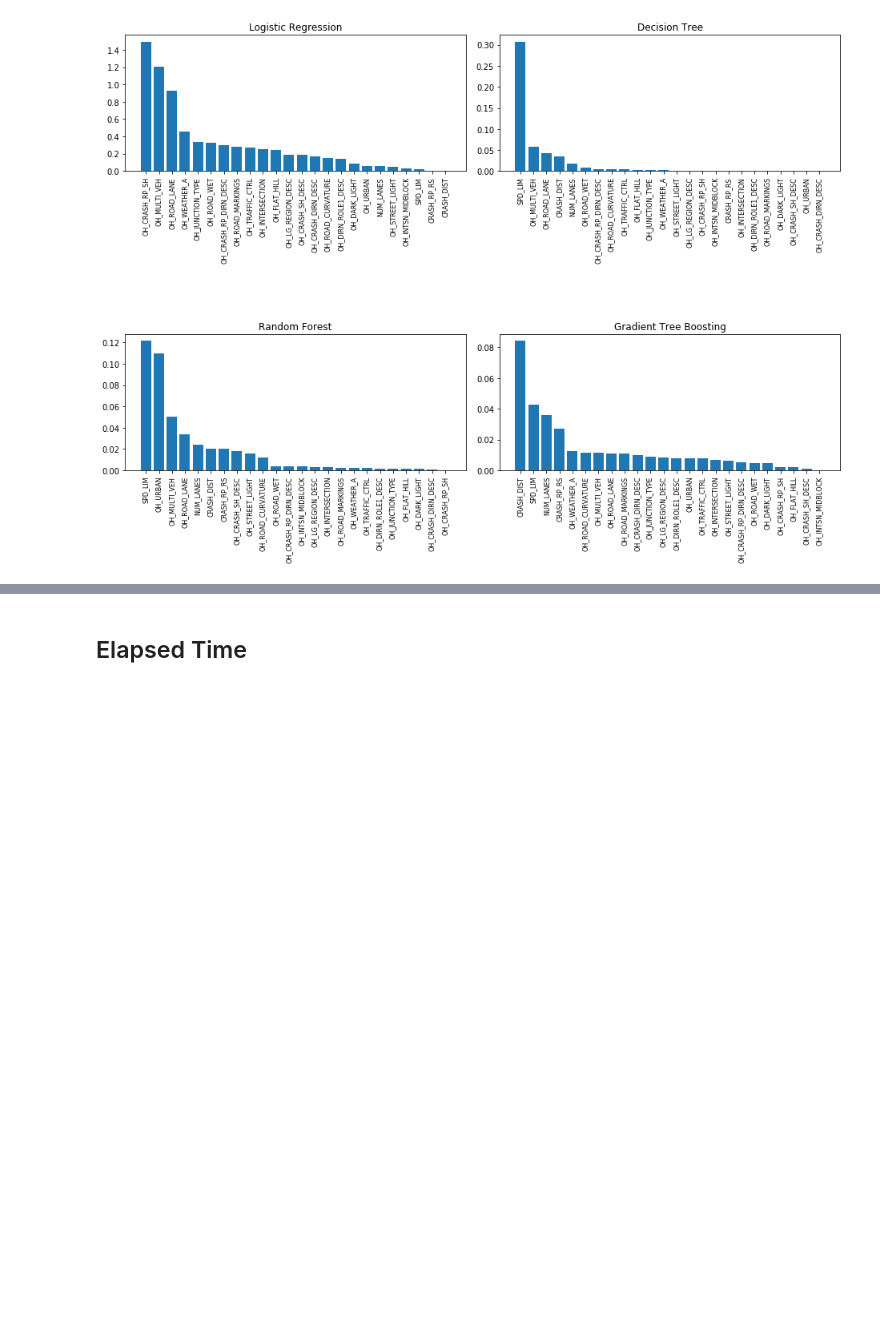
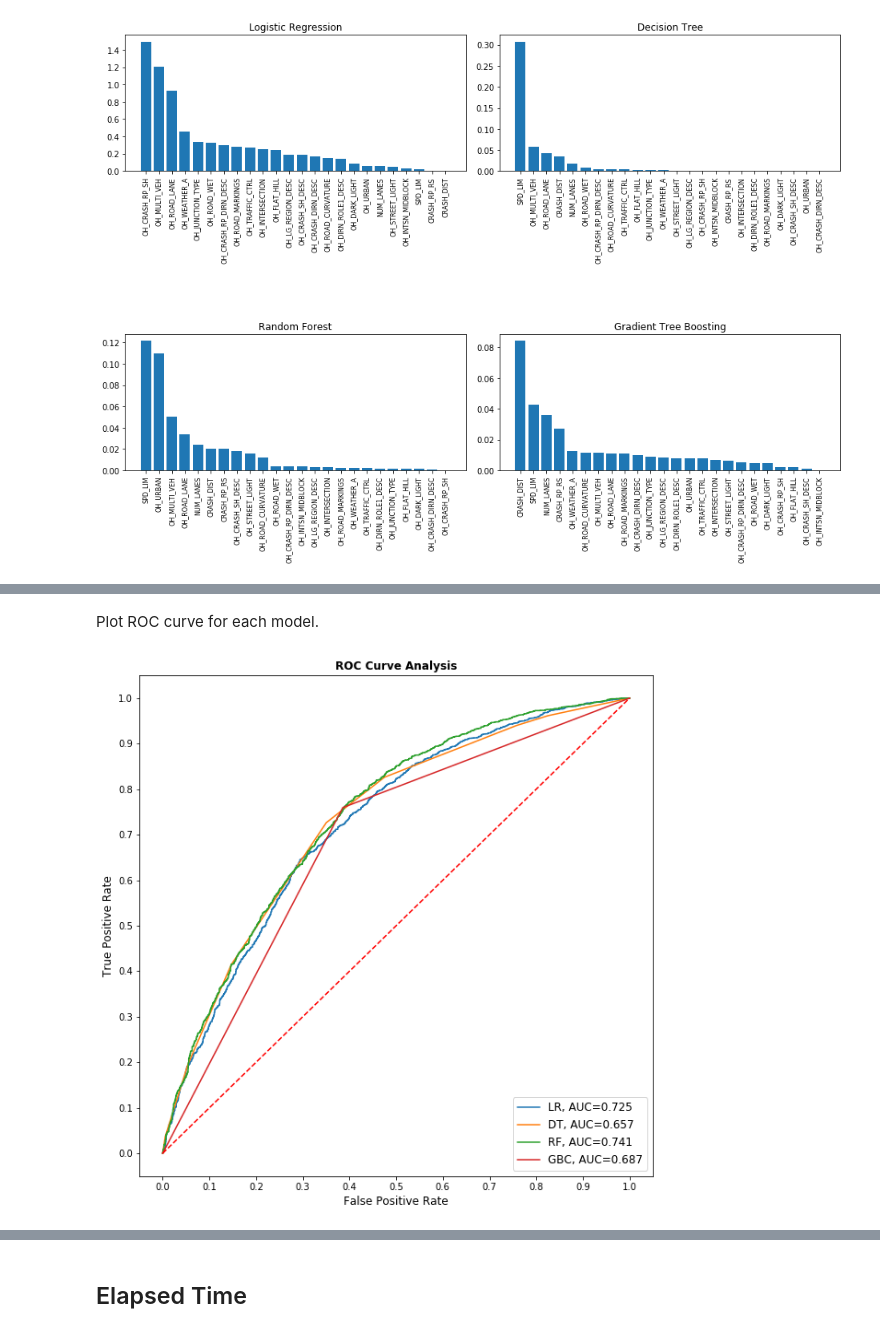
Before and after one commit to adjo446/BDAS-Iteration04, a Jupyter notebook: crash.ipynb, the cells around one changed output, grey strips where cells are left out. Cells and saved outputs as stored; diff of their text form; code cells hidden in the pictures; blank space fills up the shorter version.

```diff
--- a/crash.ipynb
+++ b/crash.ipynb
@@ -863,0 +1031,27 @@ plot_fi(GBC_model, "GBC", ax[1, 1])
+# %% [markdown]
+Plot ROC curve for each model.
+# %%
+plt.figure(figsize = (10, 10))
+
+# Plot ROC curves
+plot_roc_curve(LR_pred, plt, "LR")
+plot_roc_curve(DT_pred, plt, "DT")
+plot_roc_curve(RF_pred, plt, "RF")
+plot_roc_curve(GBC_pred, plt, "GBC")
+
+# Diagonal red line indicating the prediction of random classifier (i.e. 50:50)
+plt.plot([0,1], [0,1], color = "red", linestyle = "--")
+
+# Plot config
+plt.xticks(np.arange(0.0, 1.1, step = 0.1))
+plt.xlabel("False Positive Rate", fontsize = 12)
+
+plt.yticks(np.arange(0.0, 1.1, step = 0.1))
+plt.ylabel("True Positive Rate", fontsize = 12)
+
+plt.title("ROC Curve Analysis", fontweight = "bold", fontsize = 12)
+plt.legend(prop = {"size" : 12}, loc = "lower right")
+
+plt.show()
+# %% [output]
+[figure, added]
```
Also changed, not shown: parts of 19 cells of this notebook.
